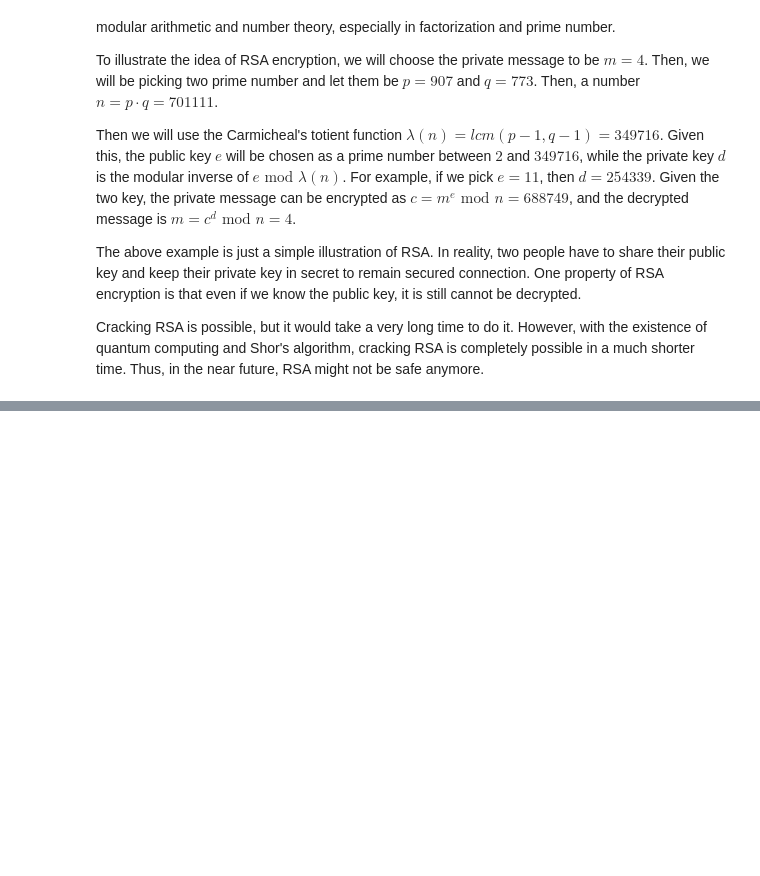
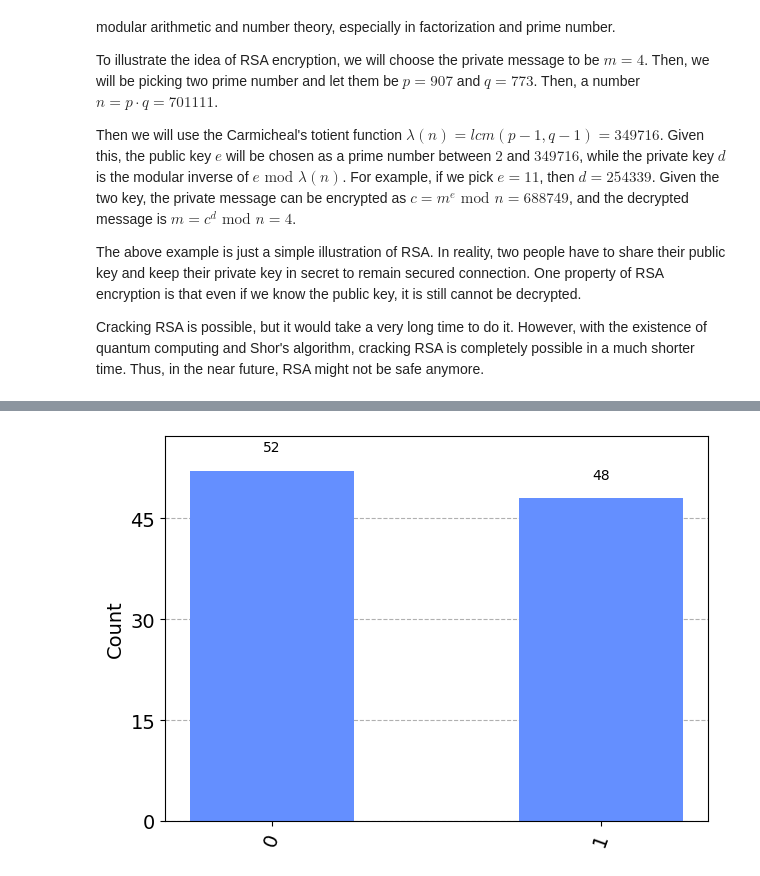
Before and after one commit to KhoiLe01/QuantumComputing, a Jupyter notebook: final_project_quantum_key_distribution.ipynb, the cells around one changed output, grey strips where cells are left out. Saved outputs shown, nothing was run; the diff lists cells and outputs as text; code cells hidden in the pictures; blank space fills up the shorter version.

```diff
--- a/final_project_quantum_key_distribution.ipynb
+++ b/final_project_quantum_key_distribution.ipynb
@@ -42,0 +107,4 @@ The main idea of this method is that measuring a qubit can change its state. Thu
+# %%
+plot_histogram(counts)
+# %% [output]
+[figure, added]
```
Also changed, not shown: parts of 13 cells of this notebook.
